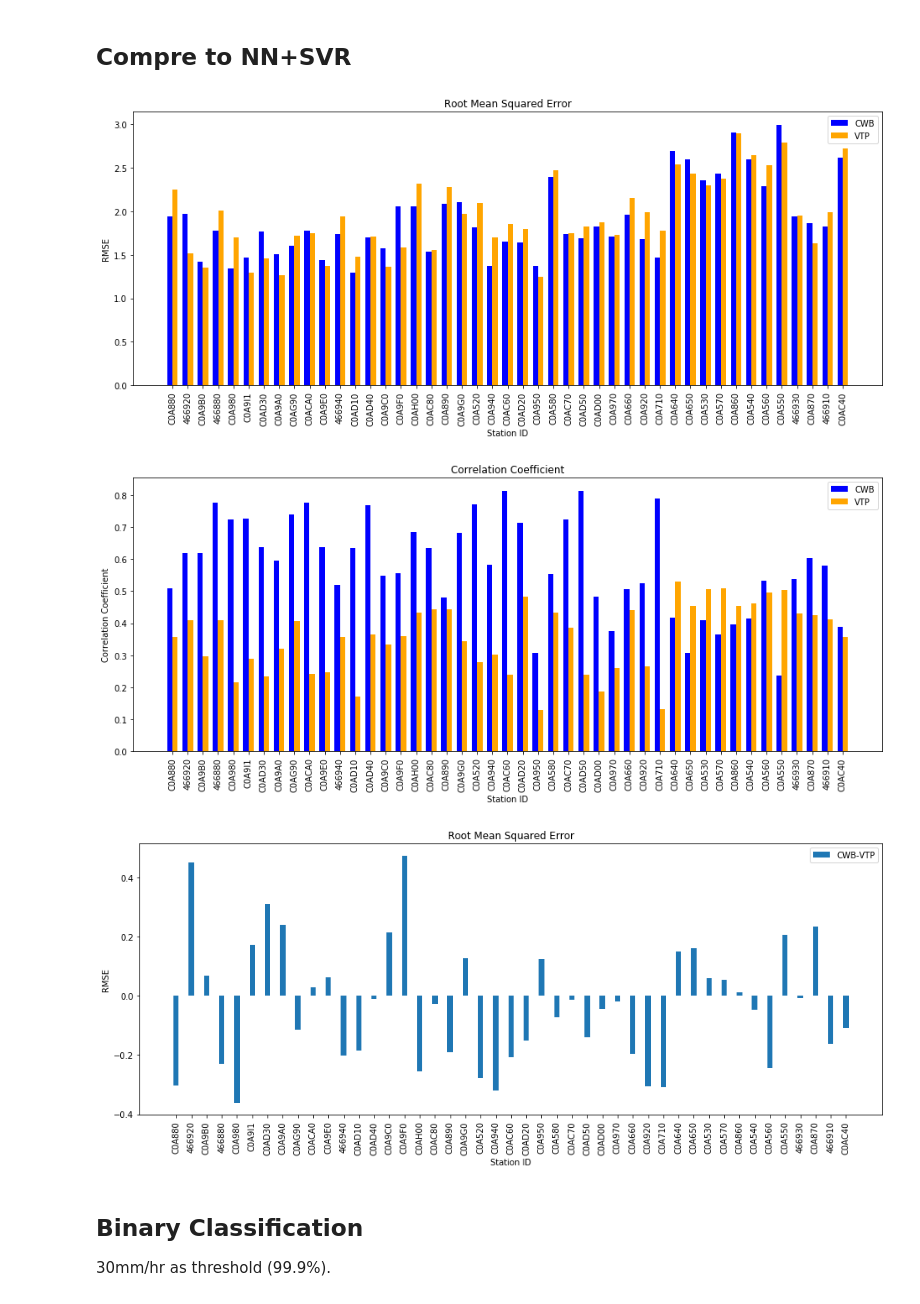
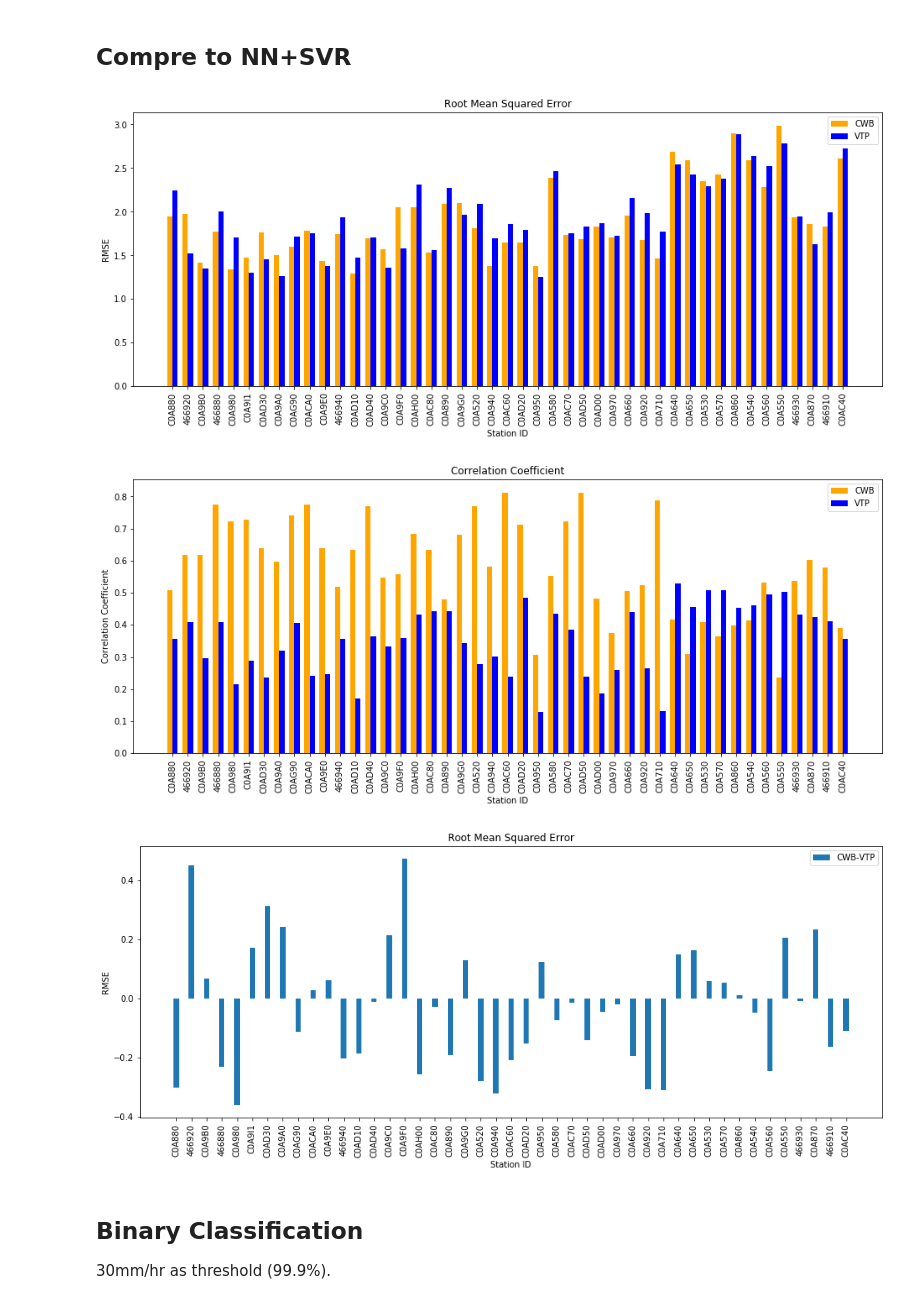
Before and after one commit to tingsyo/qpetw, a Jupyter notebook: results/01_basic_figure.ipynb, the cells around one changed output. Drawn from its saved outputs; the diff is of its cells as text; code cells hidden in the pictures.

```diff
--- a/results/01_basic_figure.ipynb
+++ b/results/01_basic_figure.ipynb
@@ -100,37 +100,37 @@ plt.show()
 # %%
 # Plot
 plt.figure(figsize=(16,6))
 plt.title('Root Mean Squared Error')
 plt.ylabel('RMSE')
 plt.xlabel('Station ID')
-plt.bar(x - width/2, compsvr_el['rmse_cwb'], width, color='blue', label='CWB')
-plt.bar(x + width/2, compsvr_el['rmse_svr'], width, color='orange', label='VTP')
+plt.bar(x - width/2, compsvr_el['rmse_cwb'], width, color='orange', label='CWB')
+plt.bar(x + width/2, compsvr_el['rmse_svr'], width, color='blue', label='VTP')
 plt.xticks(x, compsvr_el['id'], fontsize=10, rotation='vertical')
 plt.legend()
 plt.show()
 
 plt.figure(figsize=(16,6))
 plt.title('Correlation Coefficient')
 plt.ylabel('Correlation Coefficient')
 plt.xlabel('Station ID')
-plt.bar(x - width/2, compsvr_el['corr_cwb'], width, color='blue', label='CWB')
-plt.bar(x + width/2, compsvr_el['corr_svr'], width, color='orange', label='VTP')
+plt.bar(x - width/2, compsvr_el['corr_cwb'], width, color='orange', label='CWB')
+plt.bar(x + width/2, compsvr_el['corr_svr'], width, color='blue', label='VTP')
 plt.xticks(x, compsvr_el['id'], fontsize=10, rotation='vertical')
 plt.legend()
 plt.show()
 
 plt.figure(figsize=(16,6))
 plt.title('Root Mean Squared Error')
 plt.ylabel('RMSE')
 plt.xlabel('Station ID')
 plt.bar(x, compsvr_el['rmse_cwb'] - compsvr_el['rmse_svr'], width, label='CWB-VTP')
 plt.xticks(x, compsvr_el['id'], fontsize=10, rotation='vertical')
 plt.legend()
 plt.show()
 # %% [output]
-[figure, old version]
+[figure, new version]
-[figure, old version]
+[figure, new version]
-[figure, old version]
+[figure, new version]
 # %% [markdown]
 ## Binary Classification
 
```
Also changed, not shown: parts of 5 cells of this notebook, 2 other files.
